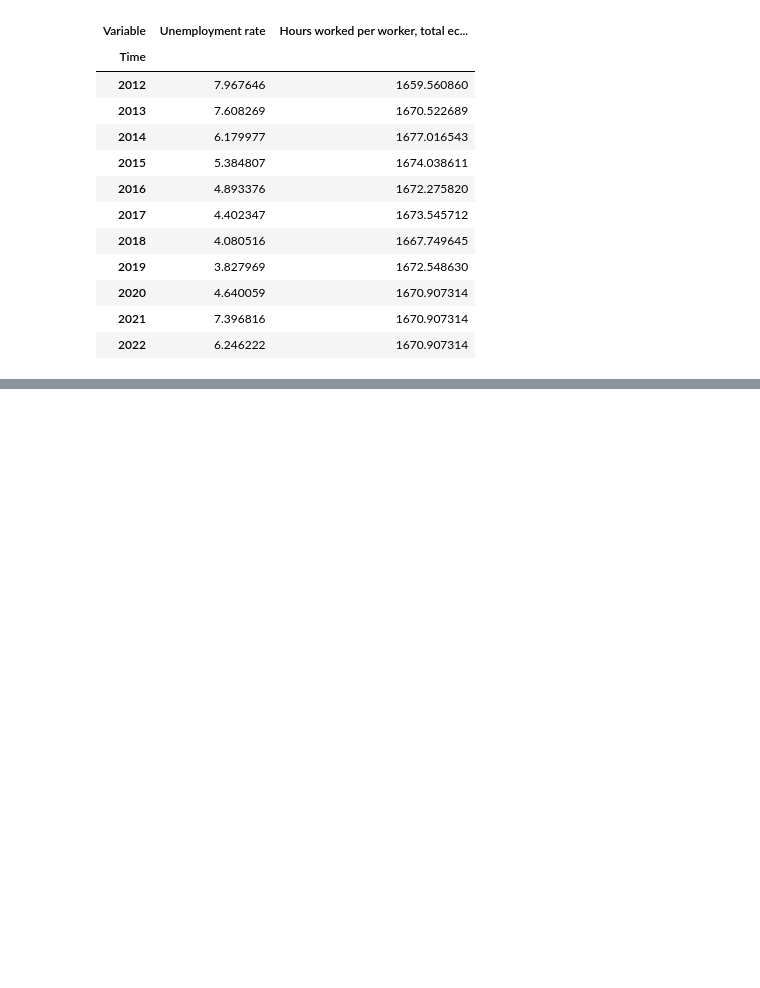
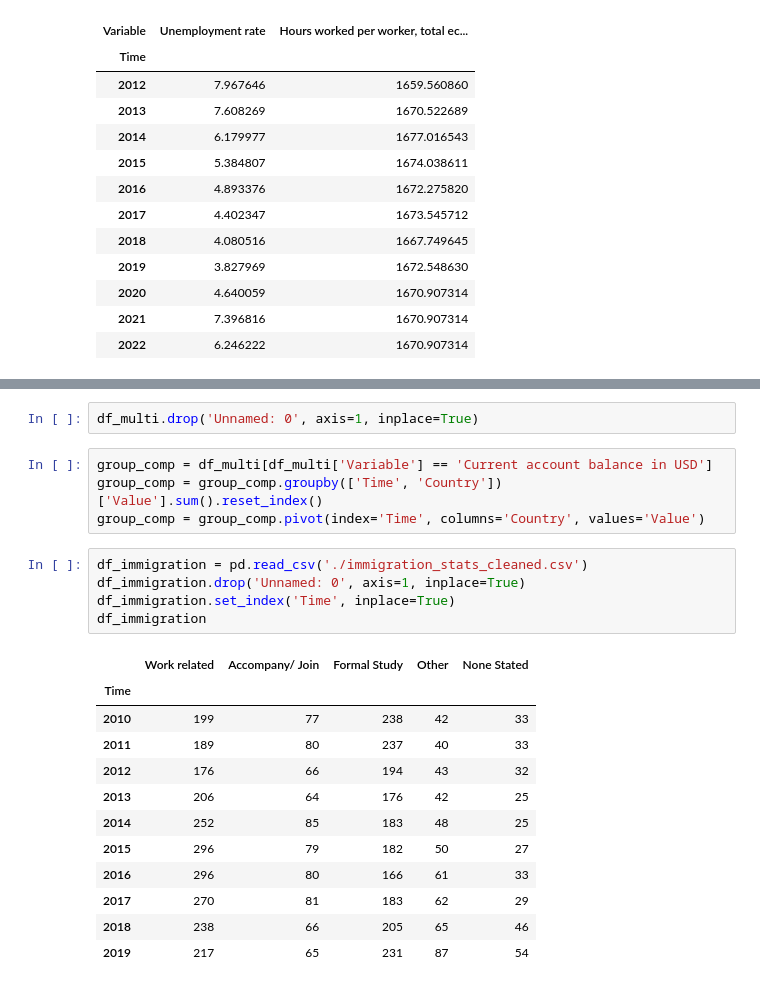
Before and after one commit to MShoaibManzoor/DHV-Infographics-Project, a Jupyter notebook: batchtest.ipynb, the cells around one changed output, grey strips where cells are left out. Cells and saved outputs as stored; diff of their text form; blank space fills up the shorter version.

```diff
--- a/batchtest.ipynb
+++ b/batchtest.ipynb
@@ -96,2 +111,26 @@ df_uk[['Unemployment rate','Hours worked per worker, total economy']]
+# %%
+df_multi.drop('Unnamed: 0', axis=1, inplace=True)
+# %%
+group_comp = df_multi[df_multi['Variable'] == 'Current account balance in USD']
+group_comp = group_comp.groupby(['Time', 'Country'])['Value'].sum().reset_index()
+group_comp = group_comp.pivot(index='Time', columns='Country', values='Value')
+# %%
+df_immigration = pd.read_csv('./immigration_stats_cleaned.csv')
+df_immigration.drop('Unnamed: 0', axis=1, inplace=True)
+df_immigration.set_index('Time', inplace=True)
+df_immigration
+# %% [output]
+|  | Work related | Accompany/ Join | Formal Study | Other | None Stated |
+| Time |  |  |  |  |  |
+| 2010 | 199 | 77 | 238 | 42 | 33 |
+| 2011 | 189 | 80 | 237 | 40 | 33 |
+| 2012 | 176 | 66 | 194 | 43 | 32 |
+| 2013 | 206 | 64 | 176 | 42 | 25 |
+| 2014 | 252 | 85 | 183 | 48 | 25 |
+| 2015 | 296 | 79 | 182 | 50 | 27 |
+| 2016 | 296 | 80 | 166 | 61 | 33 |
+| 2017 | 270 | 81 | 183 | 62 | 29 |
+| 2018 | 238 | 66 | 205 | 65 | 46 |
+| 2019 | 217 | 65 | 231 | 87 | 54 |
 # %%
 fig, ax = plt.subplots(4, 2, figsize=(18, 20))
```
Also changed, not shown: parts of 8 cells of this notebook, 4 other files.
